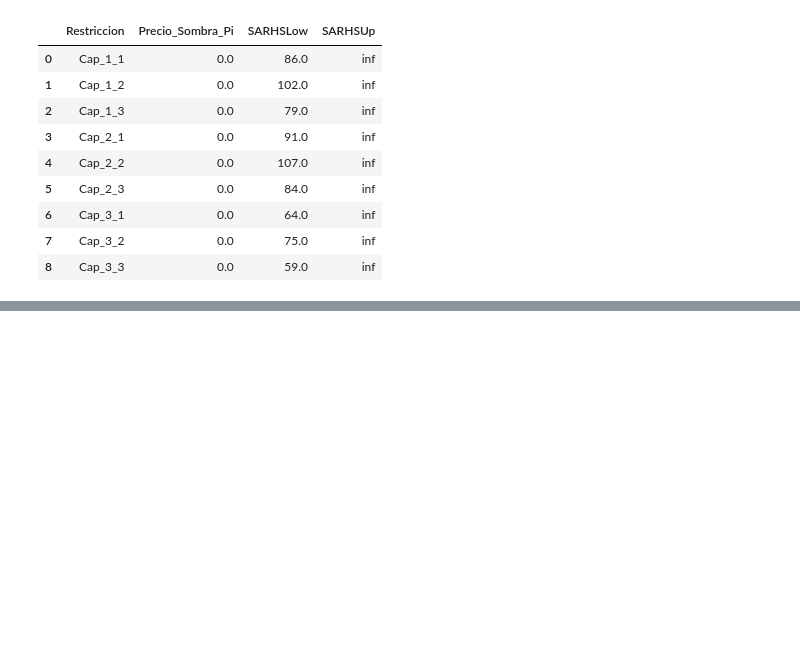
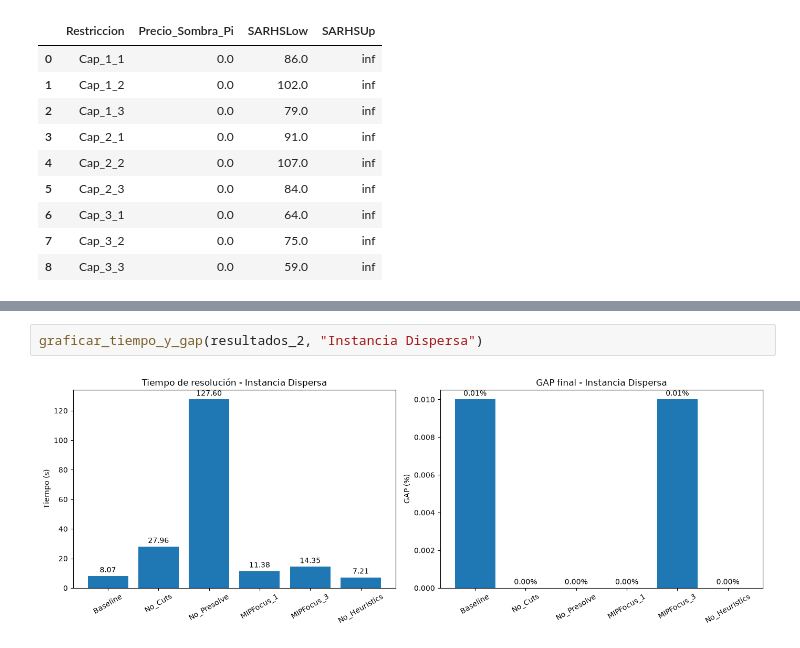
Before and after one commit to Mazulini/Tarea-2---optimizacion, a Jupyter notebook: opti_corregido.ipynb, the cells around one changed output, grey strips where cells are left out. Cells and saved outputs as stored; diff of their text form; blank space fills up the shorter version.

```diff
--- a/opti_corregido.ipynb
+++ b/opti_corregido.ipynb
@@ -491,0 +688,4 @@ sensibilidad_2
+# %%
+graficar_tiempo_y_gap(resultados_2, "Instancia Dispersa")
+# %% [output]
+[figure, added]
```
Also changed, not shown: parts of 10 cells of this notebook, 1 other file.
